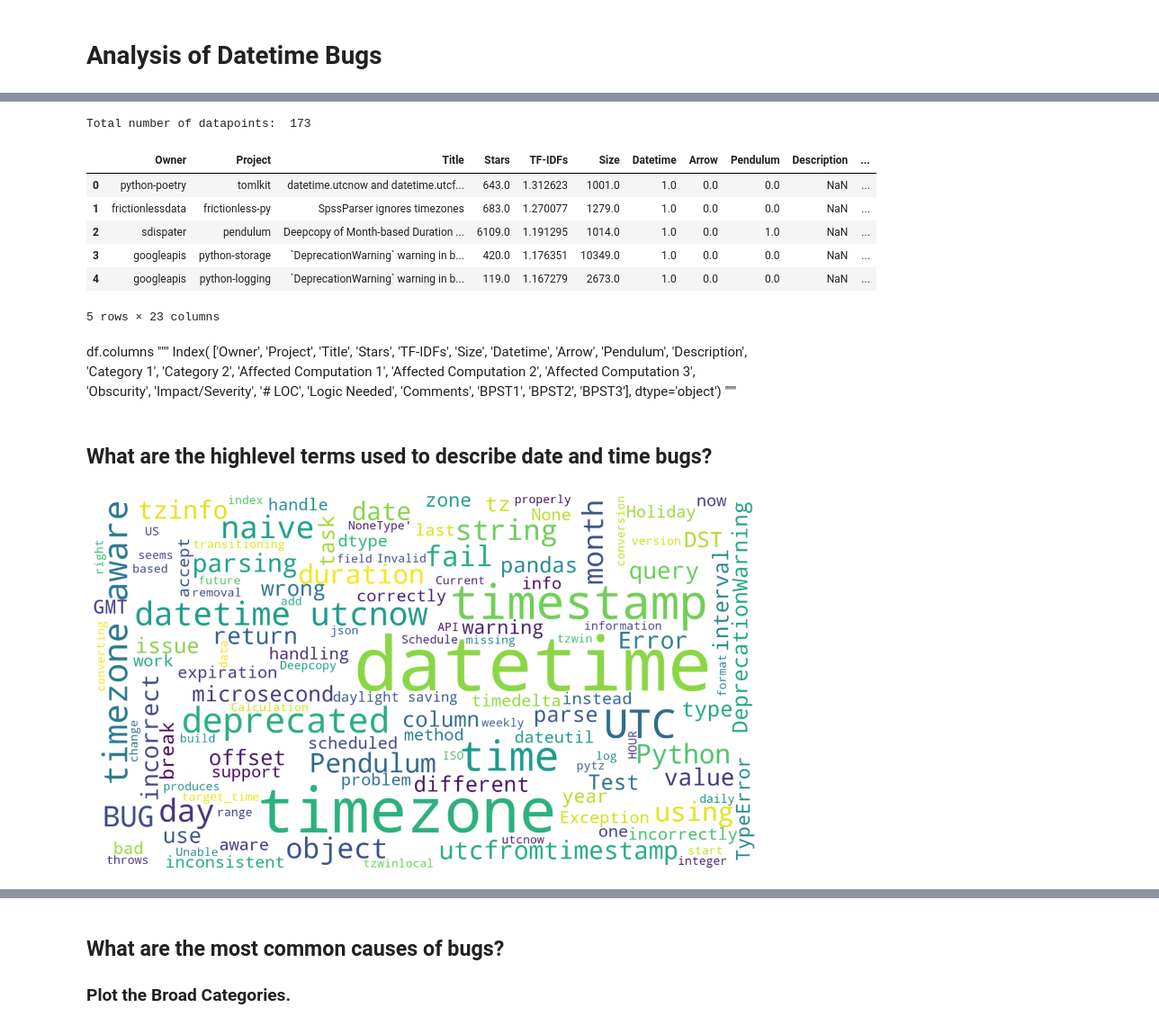
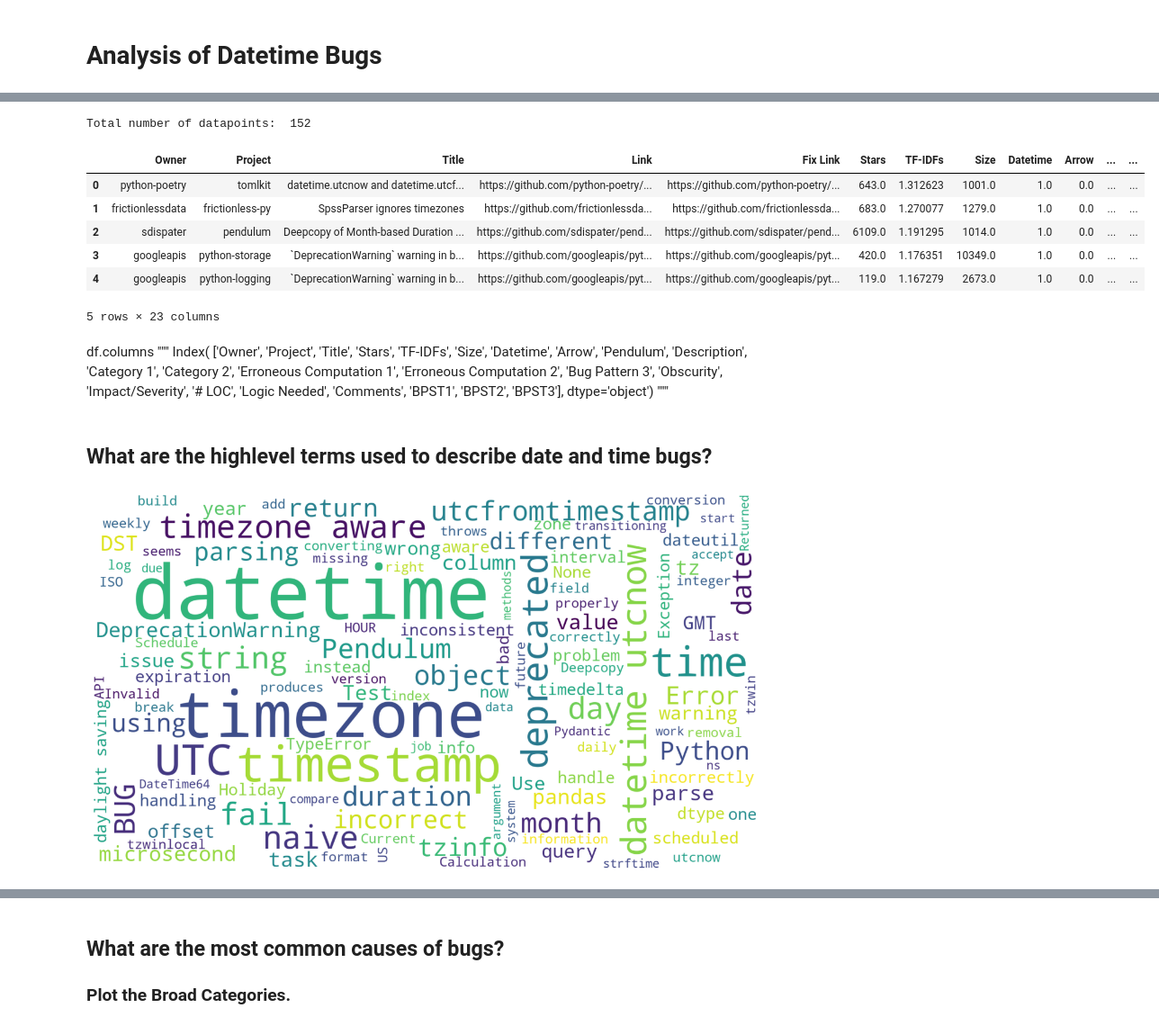
Before and after one commit to cmu-pasta/date-time, a Jupyter notebook: analysis/insights.ipynb, the cells around one changed output, grey strips where cells are left out. Shown at 90% size. Drawn from its saved outputs; the diff is of its cells as text; code cells hidden in the pictures.

```diff
--- a/analysis/insights.ipynb
+++ b/analysis/insights.ipynb
@@ -34,39 +34,27 @@ Requirement already satisfied: importlib-resources>=3.2.0 in /Users/smtiwari/Lib
 [notice] To update, run: /Applications/Xcode.app/Contents/Developer/usr/bin/python3 -m pip install --upgrade pip
 Note: you may need to restart the kernel to use updated packages.
-# %%
-# Cleanup the data and prepare it for visualization
-
-# Read the data from the TSV file
-df = pd.read_csv('./data/bug_analysis_base.tsv', sep='\t')
-
-# Filter out rows that are not relevant
-df = df[df['Skipped?'] != True]
-df = df[df['False pos?'] != True]
-df = df[(df['Training?'] == True) | (df['Testing?'] == True) | (df['Set 3?'] == True)]
-
-# Drop columns
-df = df.drop(columns=['Link', 'Fix Link', 'Make Benchmark?', 'Associated Benchmark', 'Rater', 'Training?', 'Testing?', 'Skipped?', 'False pos?', 'Set 3?', 'Real Testing?'])
-
-print("Total number of datapoints: ", len(df))
-
-df.head()
-# %% [output]
-Total number of datapoints:  173
-|  | Owner | Project | Title | Stars | TF-IDFs | Size | Datetime | Arrow | Pendulum | Description | ... |
-| 0 | python-poetry | tomlkit | datetime.utcnow and datetime.utcf... | 643.0 | 1.312623 | 1001.0 | 1.0 | 0.0 | 0.0 | NaN | ... |
-| 1 | frictionlessdata | frictionless-py | SpssParser ignores timezones | 683.0 | 1.270077 | 1279.0 | 1.0 | 0.0 | 0.0 | NaN | ... |
-| 2 | sdispater | pendulum | Deepcopy of Month-based Duration ... | 6109.0 | 1.191295 | 1014.0 | 1.0 | 0.0 | 1.0 | NaN | ... |
-| 3 | googleapis | python-storage | `DeprecationWarning` warning in b... | 420.0 | 1.176351 | 10349.0 | 1.0 | 0.0 | 0.0 | NaN | ... |
-| 4 | googleapis | python-logging | `DeprecationWarning` warning in b... | 119.0 | 1.167279 | 2673.0 | 1.0 | 0.0 | 0.0 | NaN | ... |
-5 rows × 23 columns
+# %%
+# Read the data from the TSV file
+df = pd.read_csv('./data/bugs_analysis_base_processed+grouped.tsv', sep='\t')
+print("Total number of datapoints: ", len(df))
+df.head()
+# %% [output]
+Total number of datapoints:  152
+|  | Owner | Project | Title | Link | Fix Link | Stars | TF-IDFs | Size | Datetime | Arrow | ... | ... |
+| 0 | python-poetry | tomlkit | datetime.utcnow and datetime.utcf... | https://github.com/python-poetry/... | https://github.com/python-poetry/... | 643.0 | 1.312623 | 1001.0 | 1.0 | 0.0 | ... | ... |
+| 1 | frictionlessdata | frictionless-py | SpssParser ignores timezones | https://github.com/frictionlessda... | https://github.com/frictionlessda... | 683.0 | 1.270077 | 1279.0 | 1.0 | 0.0 | ... | ... |
+| 2 | sdispater | pendulum | Deepcopy of Month-based Duration ... | https://github.com/sdispater/pend... | https://github.com/sdispater/pend... | 6109.0 | 1.191295 | 1014.0 | 1.0 | 0.0 | ... | ... |
+| 3 | googleapis | python-storage | `DeprecationWarning` warning in b... | https://github.com/googleapis/pyt... | https://github.com/googleapis/pyt... | 420.0 | 1.176351 | 10349.0 | 1.0 | 0.0 | ... | ... |
+| 4 | googleapis | python-logging | `DeprecationWarning` warning in b... | https://github.com/googleapis/pyt... | https://github.com/googleapis/pyt... | 119.0 | 1.167279 | 2673.0 | 1.0 | 0.0 | ... | ... |
+5 rows × 23 columns
 # %% [markdown]
 df.columns
 """
 Index(
        ['Owner', 'Project', 'Title', 'Stars', 'TF-IDFs', 'Size', 'Datetime',
        'Arrow', 'Pendulum', 'Description', 'Category 1', 'Category 2',
-       'Affected Computation 1', 'Affected Computation 2',
-       'Affected Computation 3', 'Obscurity', 'Impact/Severity', '# LOC',
+       'Erroneous Computation 1', 'Erroneous Computation 2',
+       'Bug Pattern 3', 'Obscurity', 'Impact/Severity', '# LOC',
        'Logic Needed', 'Comments', 'BPST1', 'BPST2', 'BPST3'],
 dtype='object')
 """
@@ -97,7 +85,7 @@ wordcloud = WordCloud(
 plt.figure(figsize=(16, 9))
 plt.imshow(wordcloud, interpolation='bilinear')
 plt.axis("off")
-plt.savefig(SAVE_PATH+'wordcloud.png')
+plt.savefig(SAVE_PATH+'wordcloud.pdf', format='pdf', bbox_inches='tight')
 plt.show()
 # %% [output]
-[figure, old version]
+[figure, new version]
```
Also changed, not shown: parts of 20 cells of this notebook, 24 other files.
